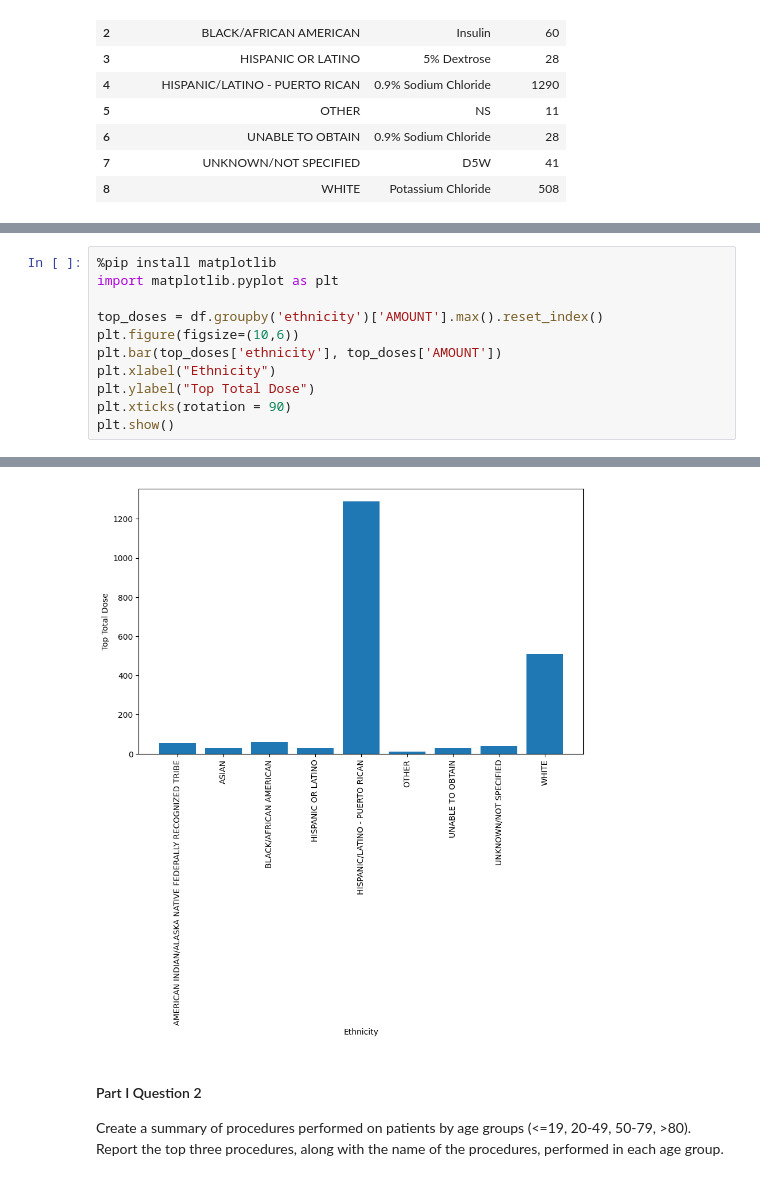
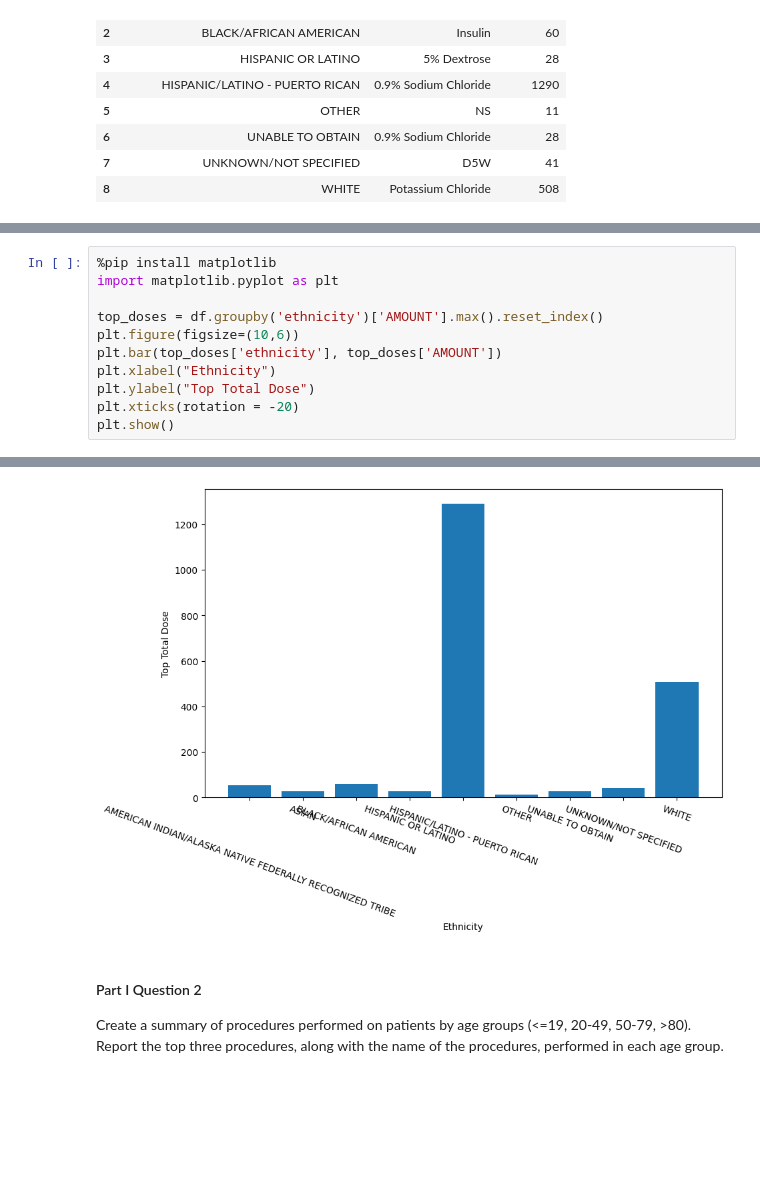
Before and after one commit to jwu5711/Jonathan_Wu_DE300, a Jupyter notebook: homework_2/DE300_Homework2 (1).ipynb, the cells around one changed output, grey strips where cells are left out. Saved outputs shown, nothing was run; the diff lists cells and outputs as text; blank space fills up the shorter version.

```diff
--- a/homework_2/DE300_Homework2 (1).ipynb
+++ b/homework_2/DE300_Homework2 (1).ipynb
@@ -228,28 +212,28 @@ df1
 # %%
 %pip install matplotlib
 import matplotlib.pyplot as plt
 
 top_doses = df.groupby('ethnicity')['AMOUNT'].max().reset_index()
 plt.figure(figsize=(10,6))
 plt.bar(top_doses['ethnicity'], top_doses['AMOUNT'])
 plt.xlabel("Ethnicity")
 plt.ylabel("Top Total Dose")
-plt.xticks(rotation = 90)
+plt.xticks(rotation = -20)
 plt.show()
 # %% [output]
 Requirement already satisfied: matplotlib in c:\users\wujon\appdata\local\packages\pythonsoftwarefoundation.python.3.10_qbz5n2kfra8p0\localcache\local-packages\python310\site-packages (3.7.0)
 Requirement already satisfied: contourpy>=1.0.1 in c:\users\wujon\appdata\local\packages\pythonsoftwarefoundation.python.3.10_qbz5n2kfra8p0\localcache\local-packages\python310\site-packages (from matp ...
 Requirement already satisfied: cycler>=0.10 in c:\users\wujon\appdata\local\packages\pythonsoftwarefoundation.python.3.10_qbz5n2kfra8p0\localcache\local-packages\python310\site-packages (from matplotl ...
 Requirement already satisfied: fonttools>=4.22.0 in c:\users\wujon\appdata\local\packages\pythonsoftwarefoundation.python.3.10_qbz5n2kfra8p0\localcache\local-packages\python310\site-packages (from mat ...
 Requirement already satisfied: kiwisolver>=1.0.1 in c:\users\wujon\appdata\local\packages\pythonsoftwarefoundation.python.3.10_qbz5n2kfra8p0\localcache\local-packages\python310\site-packages (from mat ...
 Requirement already satisfied: numpy>=1.20 in c:\users\wujon\appdata\local\packages\pythonsoftwarefoundation.python.3.10_qbz5n2kfra8p0\localcache\local-packages\python310\site-packages (from matplotli ...
 Requirement already satisfied: packaging>=20.0 in c:\users\wujon\appdata\local\packages\pythonsoftwarefoundation.python.3.10_qbz5n2kfra8p0\localcache\local-packages\python310\site-packages (from matpl ...
 Requirement already satisfied: pillow>=6.2.0 in c:\users\wujon\appdata\local\packages\pythonsoftwarefoundation.python.3.10_qbz5n2kfra8p0\localcache\local-packages\python310\site-packages (from matplot ...
 Requirement already satisfied: pyparsing>=2.3.1 in c:\users\wujon\appdata\local\packages\pythonsoftwarefoundation.python.3.10_qbz5n2kfra8p0\localcache\local-packages\python310\site-packages (from matp ...
 Requirement already satisfied: python-dateutil>=2.7 in c:\users\wujon\appdata\local\packages\pythonsoftwarefoundation.python.3.10_qbz5n2kfra8p0\localcache\local-packages\python310\site-packages (from  ...
 Requirement already satisfied: six>=1.5 in c:\users\wujon\appdata\local\packages\pythonsoftwarefoundation.python.3.10_qbz5n2kfra8p0\localcache\local-packages\python310\site-packages (from python-dateu ...
 Note: you may need to restart the kernel to use updated packages.
-[figure, old version]
+[figure, new version]
 # %% [markdown]
 #### Part I Question 2
 Create a summary of procedures performed on patients by age groups (<=19, 20-49, 50-79, >80). Report the top three procedures, along with the name of the procedures, performed in each age group.
```
Also changed, not shown: parts of 6 cells of this notebook, 18 other files.
